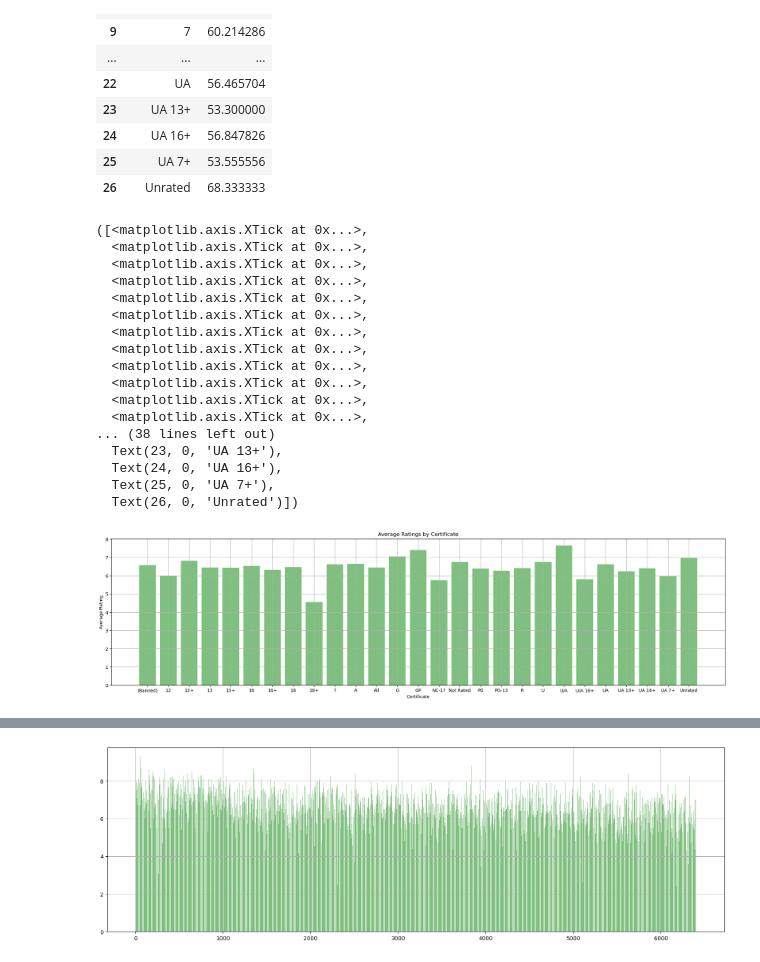
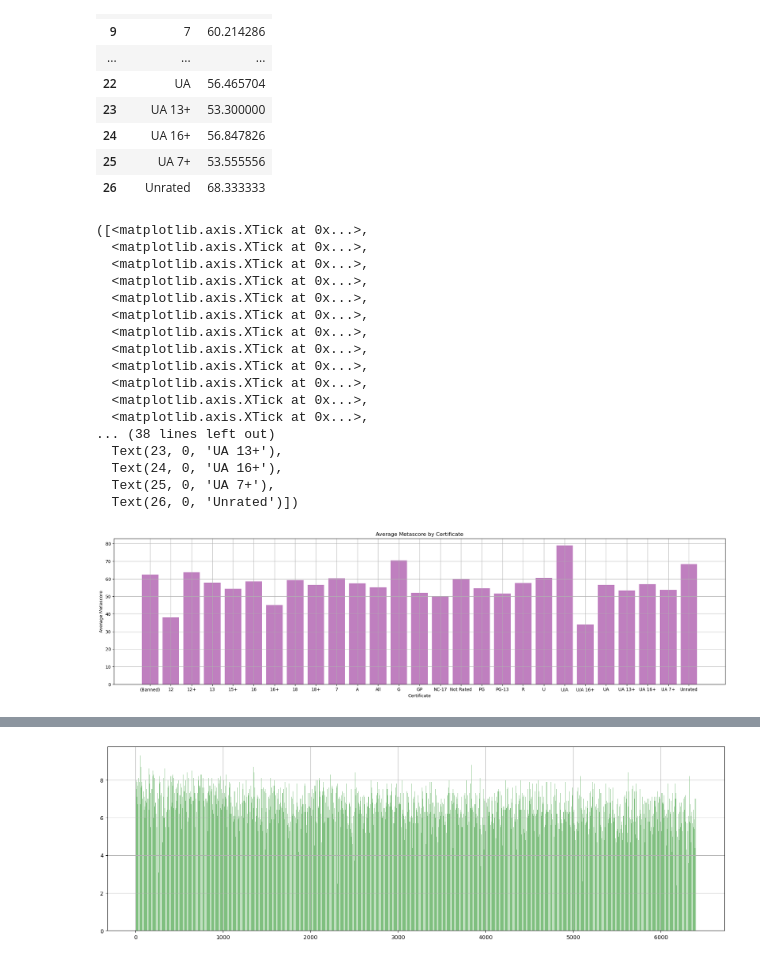
Before and after one commit to spandya3/project-01-MJJS, a Jupyter notebook: RatingAverages.ipynb, the cells around one changed output, grey strips where cells are left out. Drawn from its saved outputs; the diff is of its cells as text; code cells hidden in the pictures.

Commit message:
Adding some more graphs

```diff
--- a/RatingAverages.ipynb
+++ b/RatingAverages.ipynb
@@ -90,37 +90,37 @@ average_metascore_df
 # %%
 #Bar Graph Version
 #Creating our x axis and our Tick locations
-x_axis= np.arange(len(average_rating_df))
+x_axis= np.arange(len(average_metascore_df))
 tick_locations = [value + 0.4 for value in x_axis]
 
 #Creating the figure
 plt.figure(figsize=(25,6))
-plt.bar(x_axis, average_rating_df['Rating'], color = "Green", alpha = 0.5, align = "center")
+plt.bar(x_axis, average_metascore_df['Metascore'], color = "Purple", alpha = 0.5, align = "center")
 
 #Creating our labels
-plt.title("Average Ratings by Certificate")
+plt.title("Average Metascore by Certificate")
 plt.xlabel("Certificate")
-plt.ylabel("Average Rating")
+plt.ylabel("Average Metascore")
 plt.grid()
 
 # Setting the x-axis labels
-plt.xticks(ticks=x_axis, labels=average_rating_df['Certificate'])
+plt.xticks(ticks=x_axis, labels=average_metascore_df['Certificate'])
 # %% [output]
 ([<matplotlib.axis.XTick at 0x...>,
   <matplotlib.axis.XTick at 0x...>,
   <matplotlib.axis.XTick at 0x...>,
   <matplotlib.axis.XTick at 0x...>,
   <matplotlib.axis.XTick at 0x...>,
   <matplotlib.axis.XTick at 0x...>,
   <matplotlib.axis.XTick at 0x...>,
   <matplotlib.axis.XTick at 0x...>,
   <matplotlib.axis.XTick at 0x...>,
   <matplotlib.axis.XTick at 0x...>,
   <matplotlib.axis.XTick at 0x...>,
   <matplotlib.axis.XTick at 0x...>,
 ... (38 lines left out)
   Text(23, 0, 'UA 13+'),
   Text(24, 0, 'UA 16+'),
   Text(25, 0, 'UA 7+'),
   Text(26, 0, 'Unrated')])
-[figure, old version]
+[figure, new version]
```
Also changed, not shown: parts of 5 cells of this notebook.
